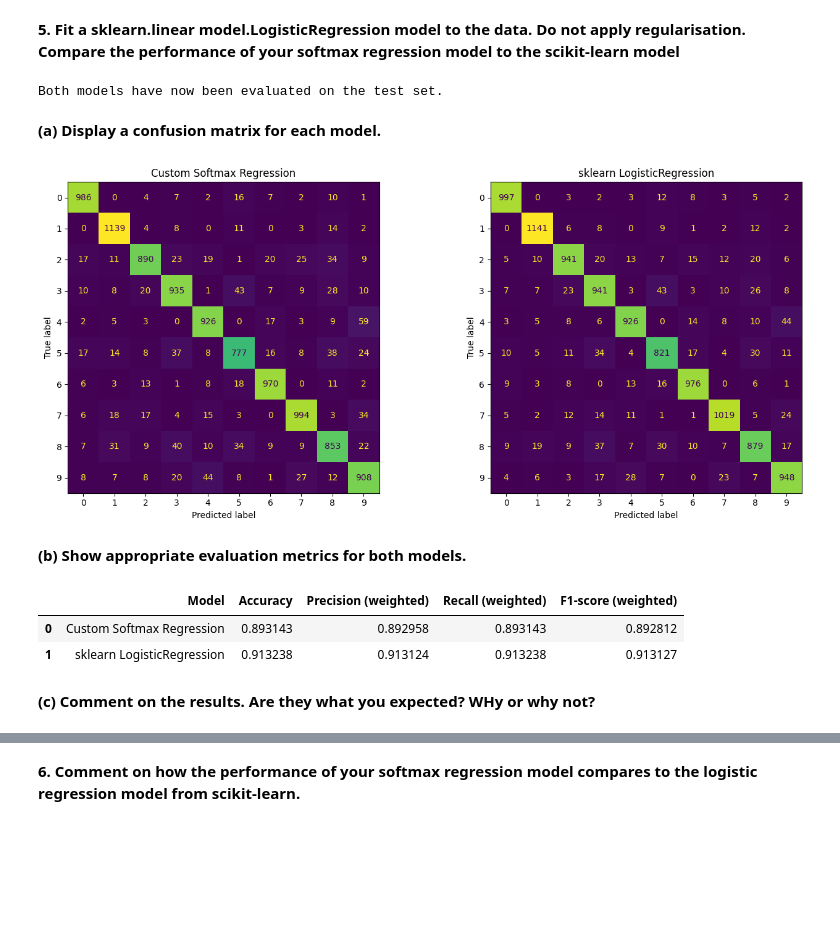
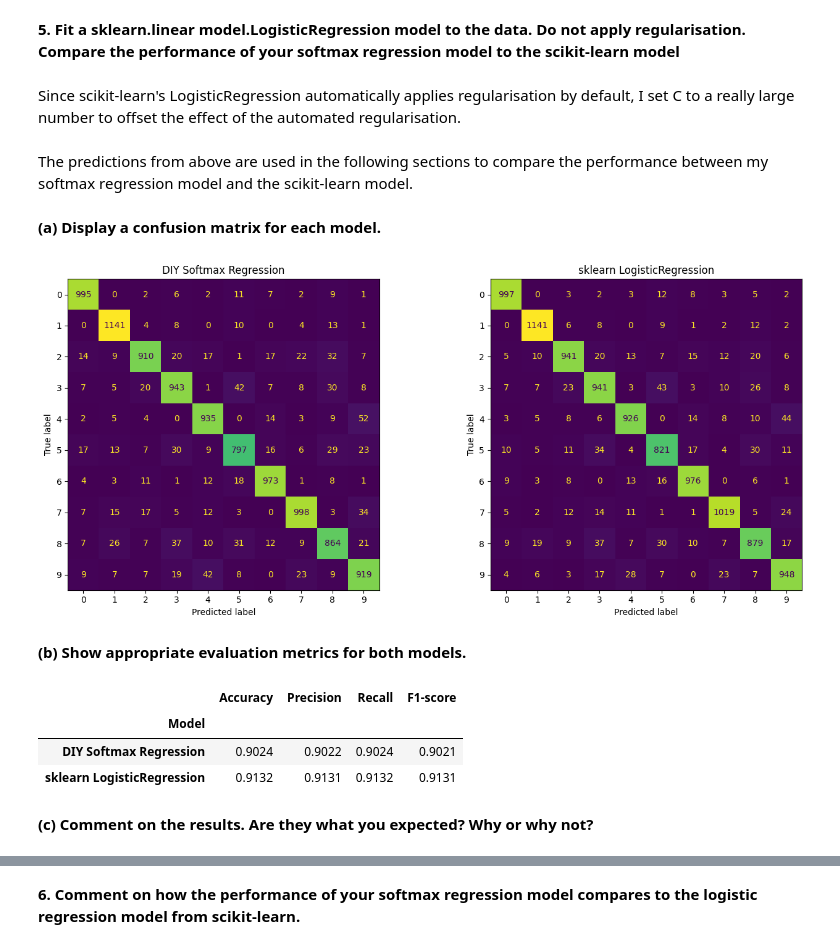
Before and after one commit to saltyypringle/CITS5508-Assignments, a Jupyter notebook: Assignment_1_Dipika_Choudhury.ipynb, the cells around one changed output, grey strips where cells are left out. Saved outputs shown, nothing was run; the diff lists cells and outputs as text; code cells hidden in the pictures; blank space fills up the shorter version.

```diff
--- a/Assignment_1_Dipika_Choudhury.ipynb
+++ b/Assignment_1_Dipika_Choudhury.ipynb
@@ -156,14 +161,14 @@ def softmax(score_matrix):
 
 # helper function for cross-entropy loss
 def cross_entropy_loss(y_true, y_pred):
-    # clipping avoids log(0), which would ruin everything
+    # clipping avoids log(0), which would ruin everything :(
     epsilon = 1e-15
     y_pred = np.clip(y_pred, epsilon, 1 - epsilon)
     return -np.mean(np.sum(y_true * np.log(y_pred), axis=1))
 
 # training settings
 learning_rate = 0.1
-max_epochs = 500
+max_epochs = 1000
 patience = 10
 
 # storing the loss values so we can plot them later
@@ -180,7 +185,7 @@ for epoch in range(max_epochs):
     train_scores = X_train_bias @ weights
     val_scores = X_val_bias @ weights
 
-    # convert scores into probabilities with softmax
+    # convert scores into probabilites with softmax
     train_probs = softmax(train_scores)
     val_probs = softmax(val_scores)
 
@@ -210,7 +215,7 @@ for epoch in range(max_epochs):
     # gradient descent update
     weights = weights - learning_rate * gradient
 
-    # just printing every 10 epochs so it is easier to see what is going on
+    # printing every 10 epochs so it is a little easier to see
     if (epoch + 1) % 10 == 0:
         print(
             f"Epoch {epoch + 1}: "
@@ -259,11 +268,13 @@ blah blah
 # %% [markdown]
 **5. Fit a sklearn.linear model.LogisticRegression model to the data. Do not apply regularisation. Compare the performance of your softmax regression model to the scikit-learn model**
+# %% [markdown]
+Since scikit-learn's LogisticRegression automatically applies regularisation by default, I set C to a really large number to offset the effect of the automated regularisation.
 # %%
 from sklearn.linear_model import LogisticRegression
 import numpy as np
 
 sklearn_log_reg = LogisticRegression(
-    C=1e12,
+    C=1e12, # to offset automatic regularisation
     solver="lbfgs",
     max_iter=1000,
     random_state=42
@@ -278,35 +289,33 @@ sklearn_test_predictions = sklearn_log_reg.predict(X_test)
 X_test_bias = np.c_[np.ones((X_test.shape[0], 1)), X_test]
 softmax_test_scores = X_test_bias @ weights
 softmax_test_predictions = np.argmax(softmax_test_scores, axis=1)
-
-print("Both models have now been evaluated on the test set.")
-# %% [output]
-Both models have now been evaluated on the test set.
+# %% [markdown]
+The predictions from above are used in the following sections to compare the performance between my softmax regression model and the scikit-learn model.
 # %% [markdown]
 **(a) Display a confusion matrix for each model.**
 # %%
 from sklearn.metrics import confusion_matrix, ConfusionMatrixDisplay
 import matplotlib.pyplot as plt
 
 softmax_conf_matrix = confusion_matrix(y_test, softmax_test_predictions)
 sklearn_conf_matrix = confusion_matrix(y_test, sklearn_test_predictions)
 
 fig, axes = plt.subplots(1, 2, figsize=(14, 6))
 
 ConfusionMatrixDisplay(softmax_conf_matrix).plot(ax=axes[0], colorbar=False)
-axes[0].set_title("Custom Softmax Regression")
+axes[0].set_title("DIY Softmax Regression")
 
 ConfusionMatrixDisplay(sklearn_conf_matrix).plot(ax=axes[1], colorbar=False)
 axes[1].set_title("sklearn LogisticRegression")
 
 plt.tight_layout()
 plt.show()
 # %% [output]
-[figure, old version]
+[figure, new version]
 # %% [markdown]
 **(b) Show appropriate evaluation metrics for both models.**
 # %%
-from sklearn.metrics import accuracy_score, precision_recall_fscore_support, classification_report
+from sklearn.metrics import accuracy_score, precision_recall_fscore_support
 import pandas as pd
 
 def get_model_metrics(true_labels, predicted_labels, model_name):
@@ -321,21 +330,23 @@ def get_model_metrics(true_labels, predicted_labels, model_name):
     return {
         "Model": model_name,
         "Accuracy": accuracy,
-        "Precision (weighted)": precision,
-        "Recall (weighted)": recall,
-        "F1-score (weighted)": f1
+        "Precision": precision,
+        "Recall": recall,
+        "F1-score": f1
     }
 
 metrics_table = pd.DataFrame([
-    get_model_metrics(y_test, softmax_test_predictions, "Custom Softmax Regression"),
+    get_model_metrics(y_test, softmax_test_predictions, "DIY Softmax Regression"),
     get_model_metrics(y_test, sklearn_test_predictions, "sklearn LogisticRegression")
 ])
 
+metrics_table = metrics_table.set_index("Model").round(4)
 metrics_table
 # %% [output]
-|  | Model | Accuracy | Precision (weighted) | Recall (weighted) | F1-score (weighted) |
-| 0 | Custom Softmax Regression | 0.893143 | 0.892958 | 0.893143 | 0.892812 |
-| 1 | sklearn LogisticRegression | 0.913238 | 0.913124 | 0.913238 | 0.913127 |
+|  | Accuracy | Precision | Recall | F1-score |
+| Model |  |  |  |  |
+| DIY Softmax Regression | 0.9024 | 0.9022 | 0.9024 | 0.9021 |
+| sklearn LogisticRegression | 0.9132 | 0.9131 | 0.9132 | 0.9131 |
 # %% [markdown]
-**(c) Comment on the results. Are they what you expected? WHy or why not?**
+**(c) Comment on the results. Are they what you expected? Why or why not?**
 # %% [markdown]
```
Also changed, not shown: parts of 24 cells of this notebook.
